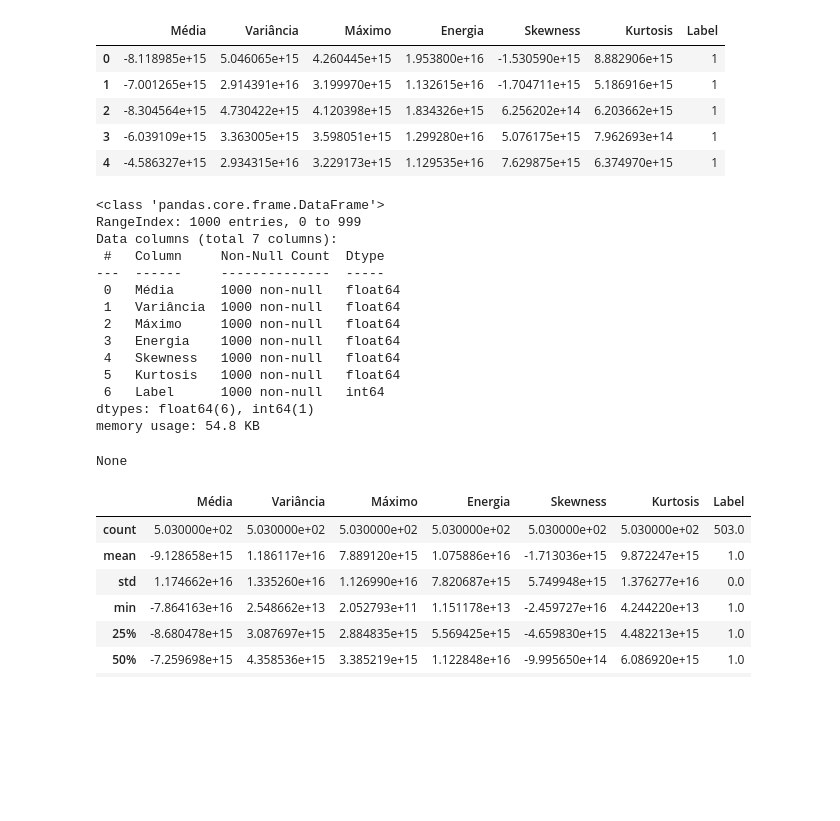
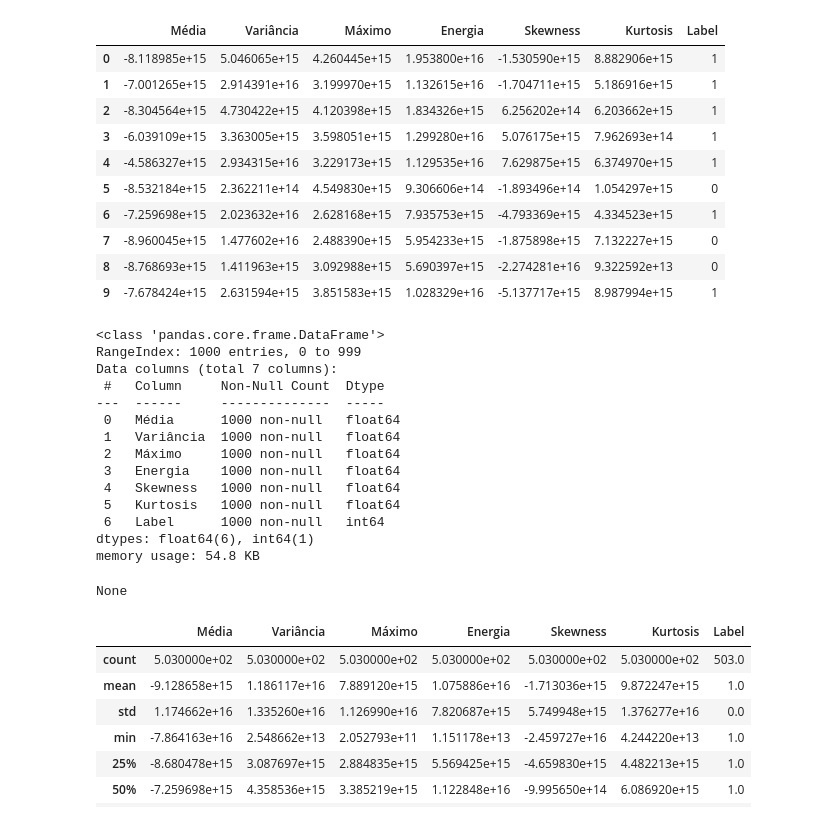
Before and after one commit to andrefsr/Estudos-em-Inteligencia-Artificial, a Jupyter notebook: 3 - Classificação (RegLog, LDA e QDA)/GPR dataset/EDA_gpr.ipynb, the cells around one changed output. Drawn from its saved outputs; the diff is of its cells as text; code cells hidden in the pictures; blank space fills up the shorter version.

```diff
--- a/3 - Classificação (RegLog, LDA e QDA)/GPR dataset/EDA_gpr.ipynb
+++ b/3 - Classificação (RegLog, LDA e QDA)/GPR dataset/EDA_gpr.ipynb
@@ -12,15 +11,20 @@ colunas_texto = df.select_dtypes(include=['object', 'string']).columns
 for coluna in colunas_texto:
     df[coluna] = df[coluna].str.replace('.', '', regex=False).astype(float)
 # %%
-display(df.head())
+display(df.head(10))
 display(df.info())
 # %% [output]
 |  | Média | Variância | Máximo | Energia | Skewness | Kurtosis | Label |
 | 0 | -8.118985e+15 | 5.046065e+15 | 4.260445e+15 | 1.953800e+16 | -1.530590e+15 | 8.882906e+15 | 1 |
 | 1 | -7.001265e+15 | 2.914391e+16 | 3.199970e+15 | 1.132615e+16 | -1.704711e+15 | 5.186916e+15 | 1 |
 | 2 | -8.304564e+15 | 4.730422e+15 | 4.120398e+15 | 1.834326e+15 | 6.256202e+14 | 6.203662e+15 | 1 |
 | 3 | -6.039109e+15 | 3.363005e+15 | 3.598051e+15 | 1.299280e+16 | 5.076175e+15 | 7.962693e+14 | 1 |
 | 4 | -4.586327e+15 | 2.934315e+16 | 3.229173e+15 | 1.129535e+16 | 7.629875e+15 | 6.374970e+15 | 1 |
+| 5 | -8.532184e+15 | 2.362211e+14 | 4.549830e+15 | 9.306606e+14 | -1.893496e+14 | 1.054297e+15 | 0 |
+| 6 | -7.259698e+15 | 2.023632e+16 | 2.628168e+15 | 7.935753e+15 | -4.793369e+15 | 4.334523e+15 | 1 |
+| 7 | -8.960045e+15 | 1.477602e+16 | 2.488390e+15 | 5.954233e+15 | -1.875898e+15 | 7.132227e+15 | 0 |
+| 8 | -8.768693e+15 | 1.411963e+15 | 3.092988e+15 | 5.690397e+15 | -2.274281e+16 | 9.322592e+13 | 0 |
+| 9 | -7.678424e+15 | 2.631594e+15 | 3.851583e+15 | 1.028329e+16 | -5.137717e+15 | 8.987994e+15 | 1 |
 <class 'pandas.core.frame.DataFrame'>
 RangeIndex: 1000 entries, 0 to 999
 Data columns (total 7 columns):
```
Also changed, not shown: parts of 2 cells of this notebook, 1 other file.
